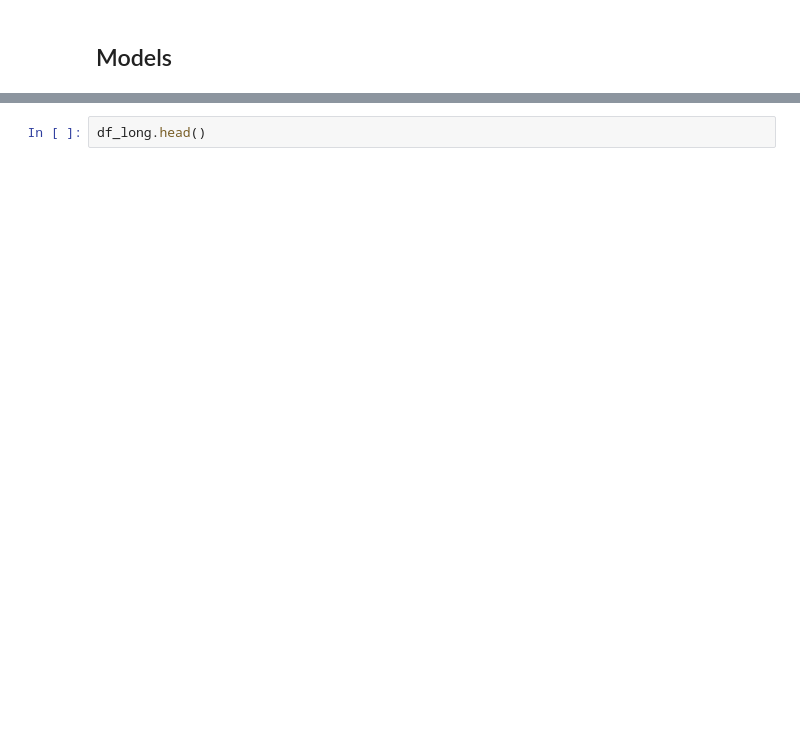
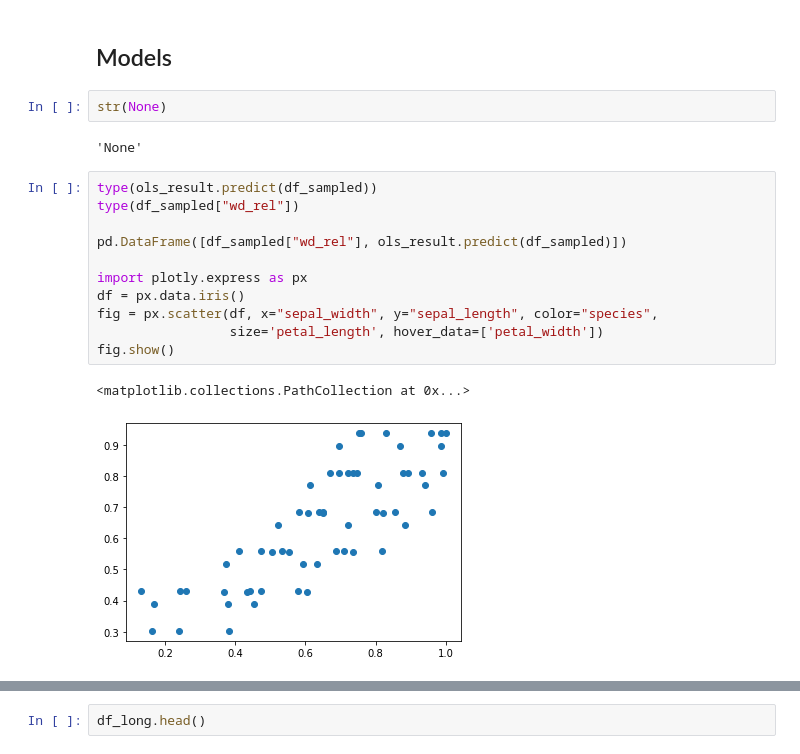
Before and after one commit to ryerrabelli/SpeculumAnalysis, a Jupyter notebook: src/notebooks/2_speculum_data_stats.ipynb, the cells around one changed output, grey strips where cells are left out. Drawn from its saved outputs; the diff is of its cells as text; blank space fills up the shorter version.

Commit message:
Experimented with glm model and plots

```diff
--- a/src/notebooks/2_speculum_data_stats.ipynb
+++ b/src/notebooks/2_speculum_data_stats.ipynb
@@ -750,3 +746,21 @@ display(anova_tables)
 | Intercept | NaN | NaN | NaN | NaN | NaN | NaN | NaN | NaN | NaN | ... |
 # %% [markdown]
 ## Models
+# %%
+str(None)
+# %% [output]
+'None'
+# %%
+type(ols_result.predict(df_sampled))
+type(df_sampled["wd_rel"])
+
+pd.DataFrame([df_sampled["wd_rel"], ols_result.predict(df_sampled)])
+
+import plotly.express as px
+df = px.data.iris()
+fig = px.scatter(df, x="sepal_width", y="sepal_length", color="species",
+                 size='petal_length', hover_data=['petal_width'])
+fig.show()
+# %% [output]
+<matplotlib.collections.PathCollection at 0x...>
+[figure, added]
```
Also changed, not shown: parts of 6 cells of this notebook.
